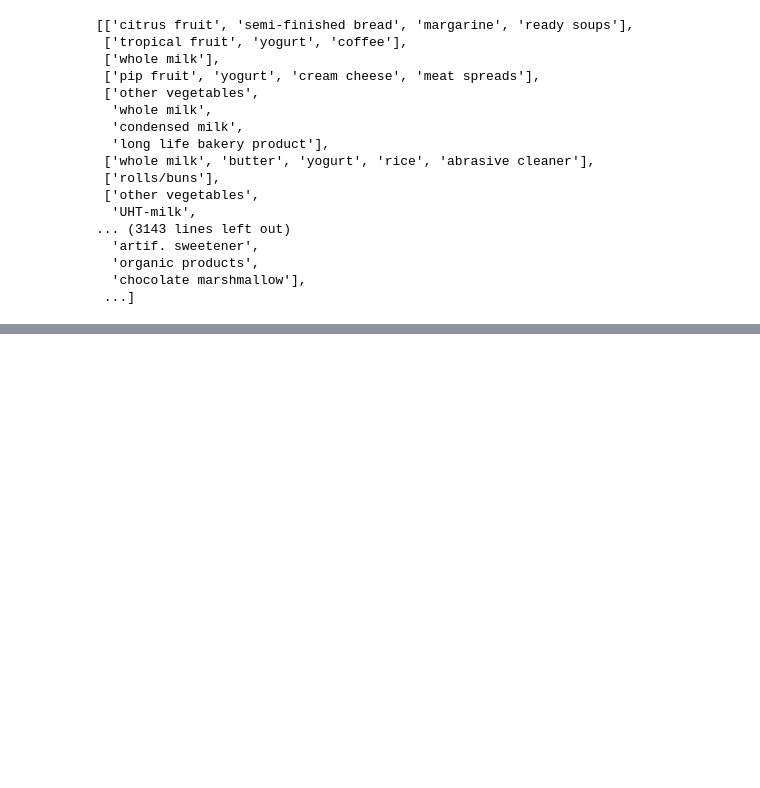
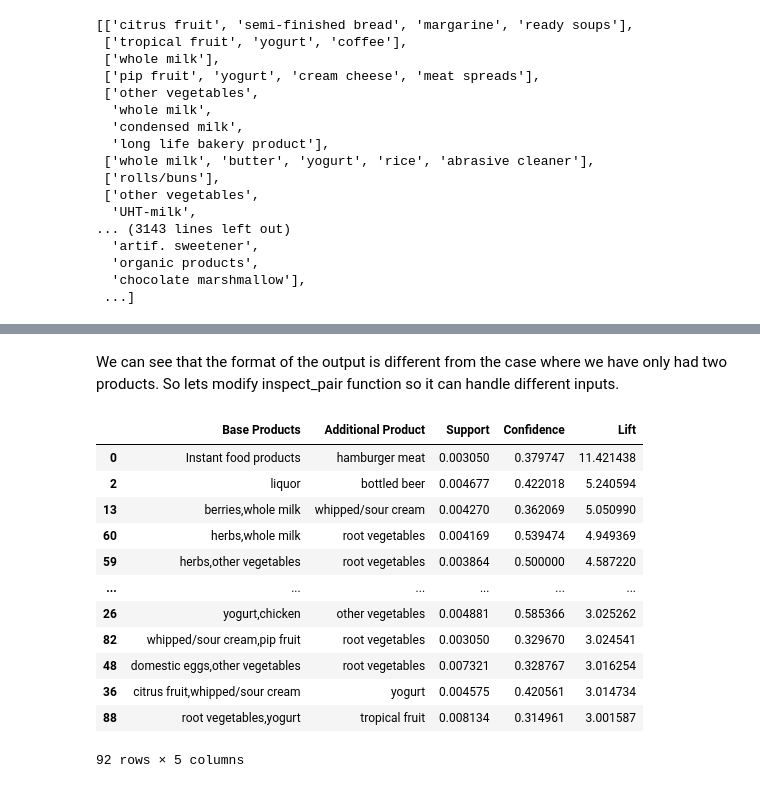
Before and after one commit to arturvilenskiy/data_science_portfolio, a Jupyter notebook: grocery_store_apriori.ipynb, the cells around one changed output, grey strips where cells are left out. Cells and saved outputs as stored; diff of their text form; code cells hidden in the pictures; blank space fills up the shorter version.

```diff
--- a/grocery_store_apriori.ipynb
+++ b/grocery_store_apriori.ipynb
@@ -126,0 +188,2 @@ resultsinDataFrame.nlargest(n = 50, columns = 'Lift')
+# %% [markdown]
+We can see that the format of the output is different from the case where we have only had two products. So lets modify inspect_pair function so it can handle different inputs.
@@ -126,0 +204,17 @@ resultsinDataFrame.nlargest(n = 50, columns = 'Lift')
+# %%
+resultsinDataFrame = pd.DataFrame(inspect(results)[0], columns = inspect(results)[1])
+resultsinDataFrame.sort_values(by = 'Lift', ascending = False)
+# %% [output]
+|  | Base Products | Additional Product | Support | Confidence | Lift |
+| 0 | Instant food products | hamburger meat | 0.003050 | 0.379747 | 11.421438 |
+| 2 | liquor | bottled beer | 0.004677 | 0.422018 | 5.240594 |
+| 13 | berries,whole milk | whipped/sour cream | 0.004270 | 0.362069 | 5.050990 |
+| 60 | herbs,whole milk | root vegetables | 0.004169 | 0.539474 | 4.949369 |
+| 59 | herbs,other vegetables | root vegetables | 0.003864 | 0.500000 | 4.587220 |
+| ... | ... | ... | ... | ... | ... |
+| 26 | yogurt,chicken | other vegetables | 0.004881 | 0.585366 | 3.025262 |
+| 82 | whipped/sour cream,pip fruit | root vegetables | 0.003050 | 0.329670 | 3.024541 |
+| 48 | domestic eggs,other vegetables | root vegetables | 0.007321 | 0.328767 | 3.016254 |
+| 36 | citrus fruit,whipped/sour cream | yogurt | 0.004575 | 0.420561 | 3.014734 |
+| 88 | root vegetables,yogurt | tropical fruit | 0.008134 | 0.314961 | 3.001587 |
+92 rows × 5 columns
```
Also changed, not shown: parts of 36 cells of this notebook.
